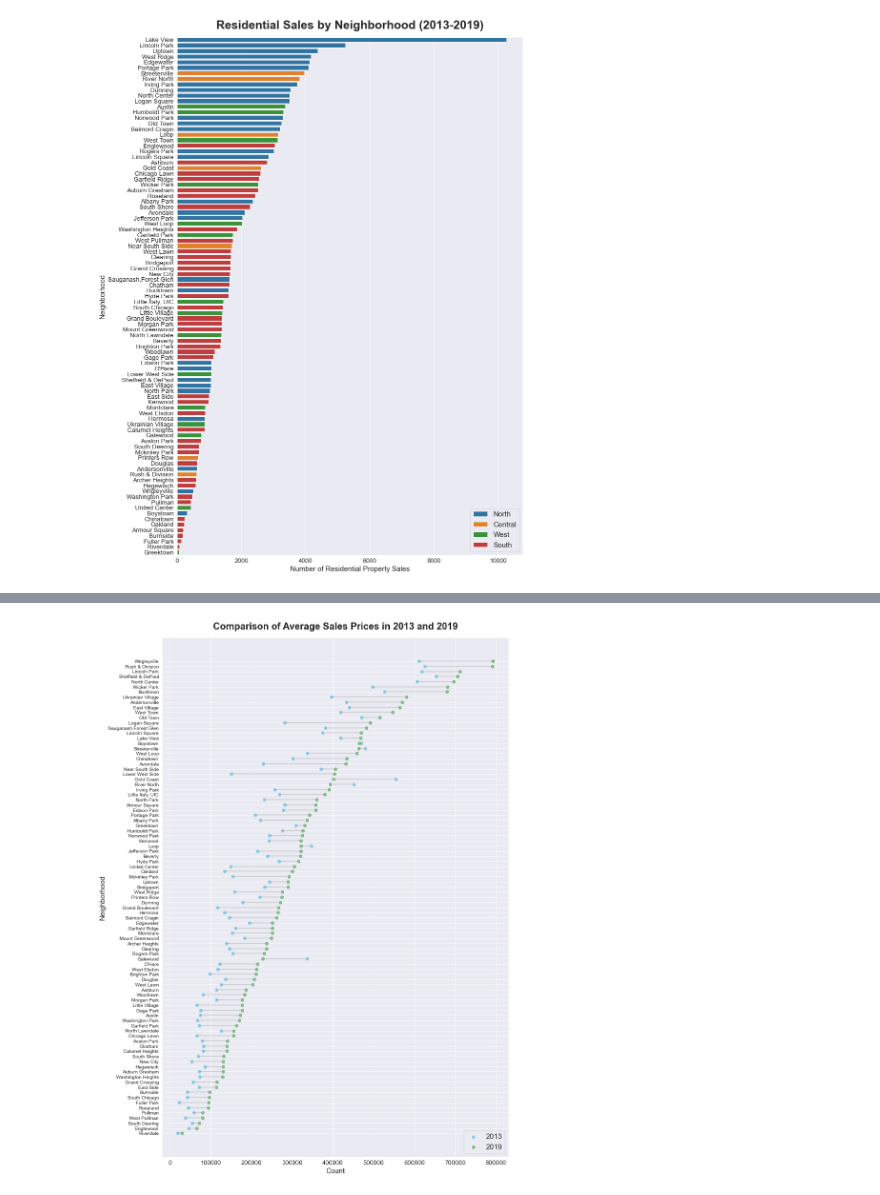
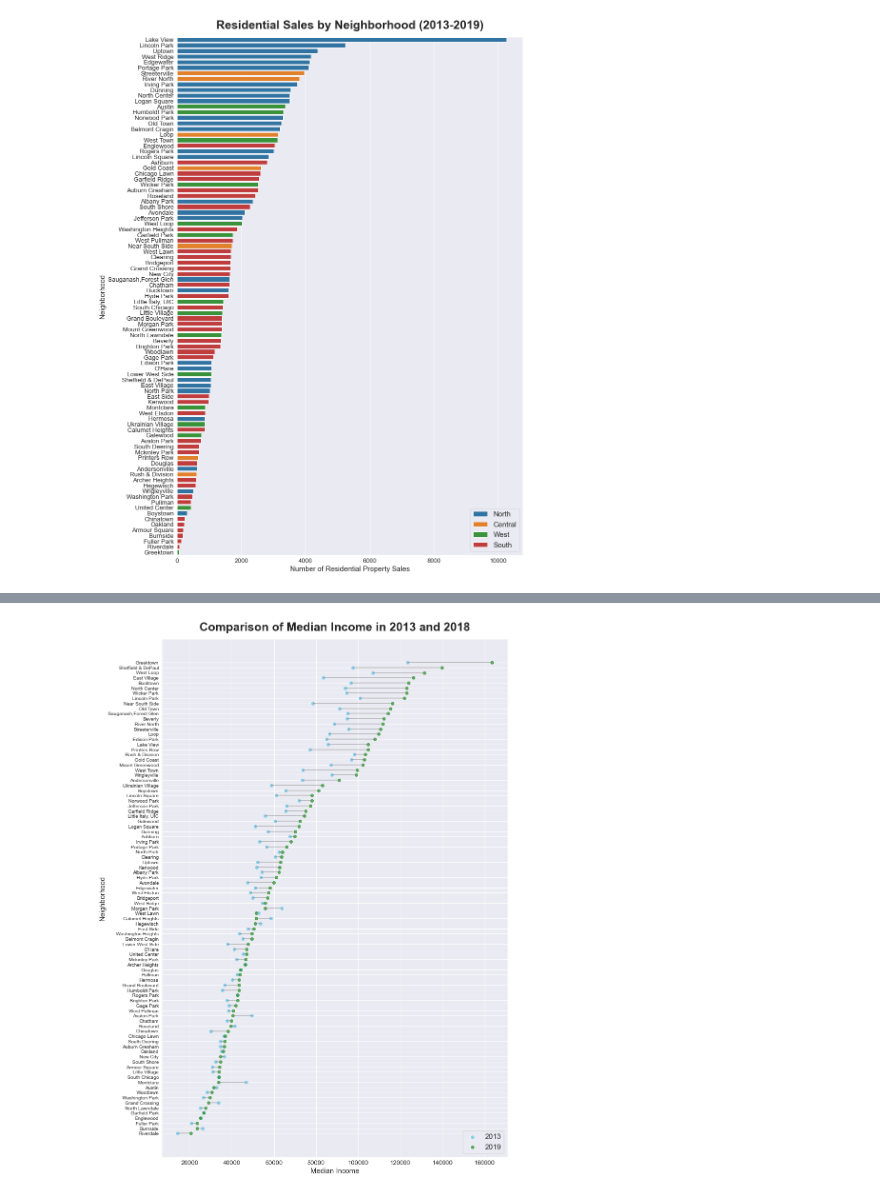
Before and after one commit to ymericson/ml-project, a Jupyter notebook: es-notebook.ipynb, the cells around one changed output, grey strips where cells are left out. Saved outputs shown, nothing was run; the diff lists cells and outputs as text; code cells hidden in the pictures.

Commit message:
merged 2013 and 2019 median income census data

```diff
--- a/test notebook.ipynb
+++ b/es-notebook.ipynb
@@ -89,0 +128,3 @@ sales_gdf['side'] = sales_gdf['pri_neigh'].map(new_dic)
+# %%
+sales_gdf = merge_census(sales_gdf, 2013)
+sales_gdf = merge_census(sales_gdf, 2018)
@@ -189,45 +202,27 @@ census_gdf
-# %%
-# 3. Merge ACS data with Census block boundaries
-census_gdf["geo_12"] = census_gdf["geoid10"].map(lambda x: str(x)[:12])
-acs_df["geo_12"] = acs_df["GEO_ID"].map(lambda x: str(x)[-12:])
-merged_gdf = acs_df.merge(census_gdf, on="geo_12", how="inner")
-merged_gdf = gpd.GeoDataFrame(merged_gdf[variables + ["geometry"]].drop_duplicates())
-
-
-# 4. Merge the dataframe from step 3 with crime geopandas dataframe
-sales_gdf = gpd.sjoin(sales_gdf.drop(columns=['index_right']), merged_gdf, how='left')
-
-# 5. Compute the percentage of each Census block's population that is White and African American/Black.
-sales_gdf = sales_gdf.rename(columns={"B02001_001E": "Total Population", "B02001_002E": "White Population",
-                                      "B02001_003E": "Black Population", "B19013_001E": "Median Income"})
-sales_gdf['Percent White'] = sales_gdf['White Population'] / sales_gdf['Total Population']
-sales_gdf['Percent Black'] = sales_gdf['Black Population'] / sales_gdf['Total Population']
 # %%
-sales_compare = sales_gdf[(sales_gdf['sale_year'] == 2013) | (sales_gdf['sale_year'] == 2019)]
-sales_compare = sales_compare.groupby(['pri_neigh', 'sale_year'])['sale_price'].mean().unstack()
-sales_compare = sales_compare.sort_values(by=2019, ascending=True)
+income_compare = sales_gdf[['pri_neigh', '2013 Median Income', '2018 Median Income']]
+income_compare = income_compare.groupby('pri_neigh')[['2013 Median Income', '2018 Median Income']].mean()
+income_compare = income_compare.sort_values(by='2018 Median Income', ascending=True)
 
-my_range=range(1,len(sales_compare.index)+1)
+my_range=range(1,len(income_compare.index)+1)
 
 # The vertical plot is made using the hline function
-# I load the seaborn library only to benefit the nice looking feature
 fig, ax = plt.subplots(figsize=(13,20))
 
-plt.hlines(y=my_range, xmin=sales_compare[2013], xmax=sales_compare[2019], color='grey', alpha=0.4)
-plt.scatter(sales_compare[2013], my_range, color='skyblue', alpha=1, label='2013')
-plt.scatter(sales_compare[2019], my_range, color='green', alpha=0.4 , label='2019')
+plt.hlines(y=my_range, xmin=income_compare['2013 Median Income'], xmax=income_compare['2018 Median Income'], color='grey', alpha=0.6)
+plt.scatter(income_compare['2013 Median Income'], my_range, color='skyblue', alpha=1, label='2013')
+plt.scatter(income_compare['2018 Median Income'], my_range, color='green', alpha=0.6 , label='2019')
 plt.legend()
 
 # Add title and axis names
-ax.set_title('Comparison of Average Sales Prices in 2013 and 2019', fontsize=20,
+ax.set_title('Comparison of Median Income in 2013 and 2018', fontsize=25,
              fontweight="bold", loc='center', y=1.01)
-ax.set_xlabel('Average Sale Price', fontsize=15)
+ax.set_xlabel('Median Income', fontsize=15)
 ax.set_ylabel('Neighborhood', fontsize=15)
 plt.xticks(fontsize=13)
-plt.yticks(my_range, sales_compare.index)
+plt.yticks(my_range, income_compare.index)
 plt.legend(loc='lower right', fontsize=15)
 
-
 plt.show()
 # %% [output]
-[figure, old version]
+[figure, new version]
```
Also changed, not shown: parts of 13 cells of this notebook.
